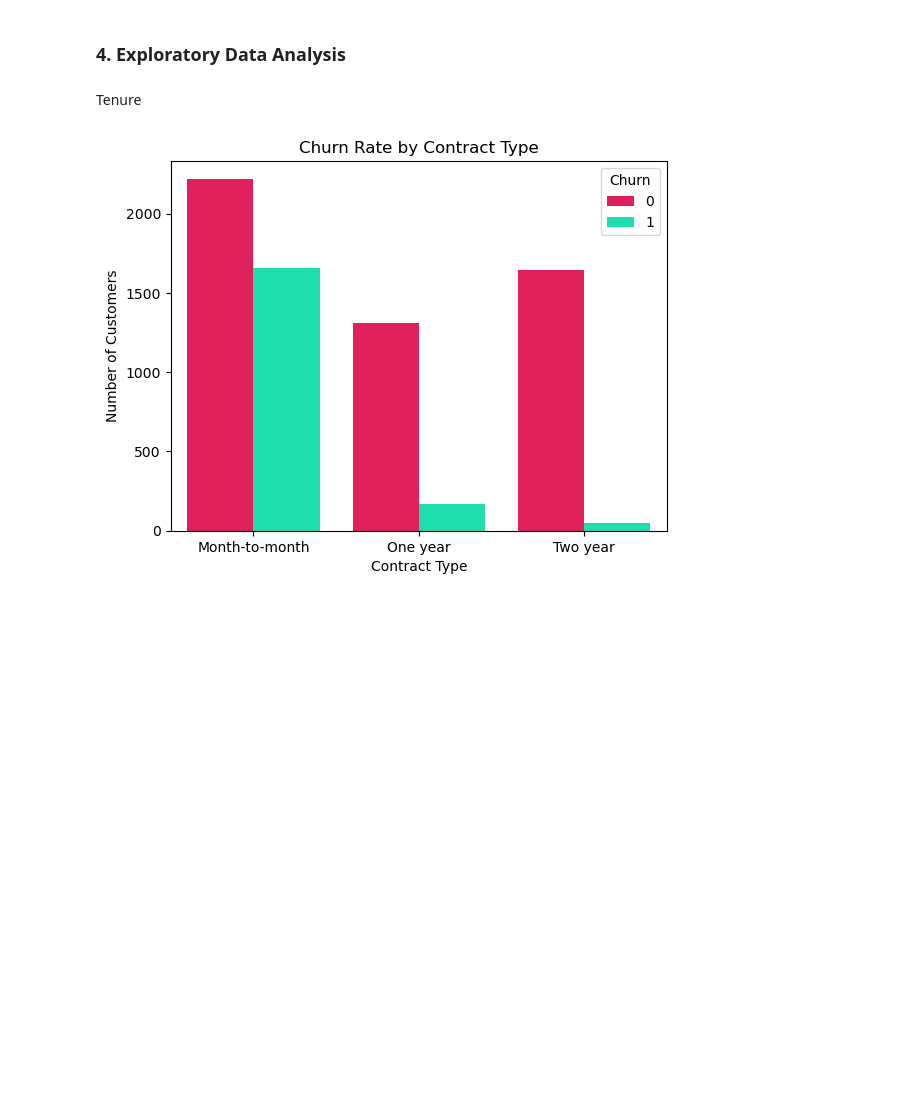
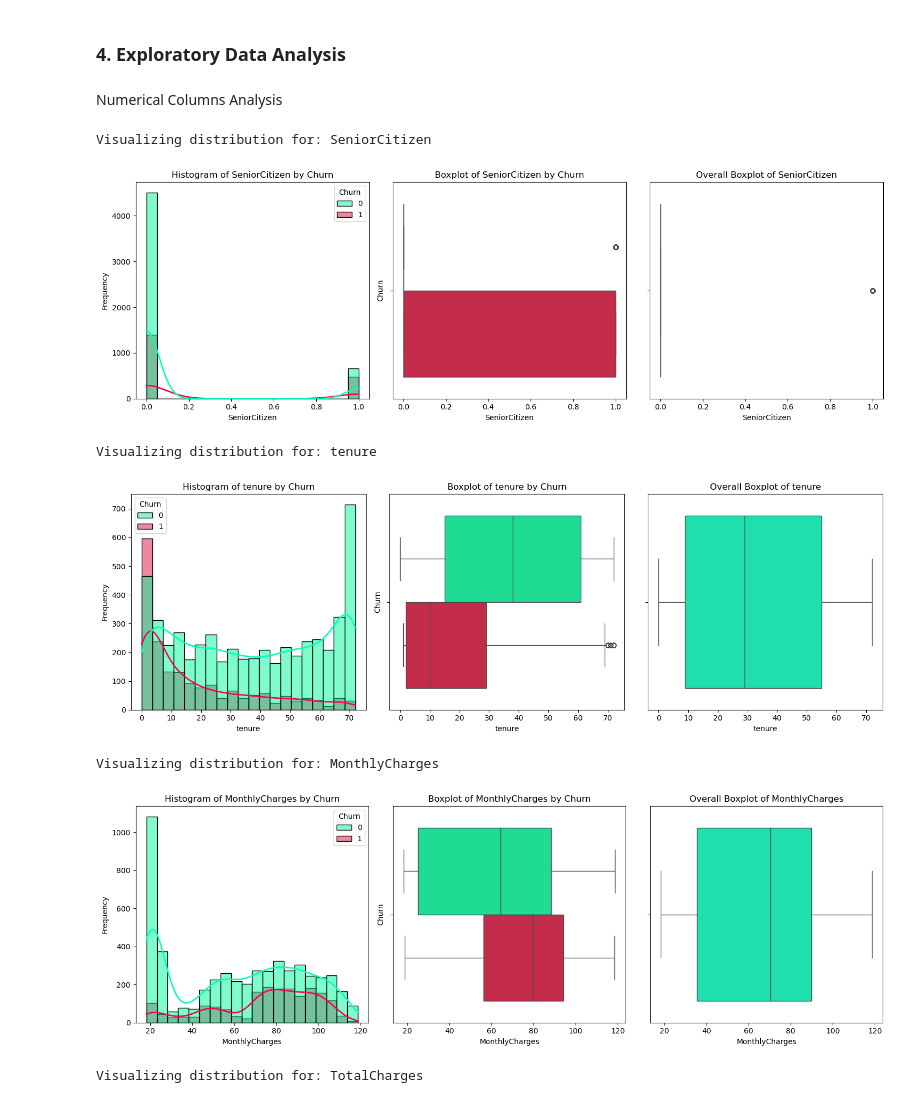
Before and after one commit to esteban-russi/customer-churn-and-personalisation, a Jupyter notebook: code/0-eda.ipynb, the cells around one changed output. Saved outputs shown, nothing was run; the diff lists cells and outputs as text; code cells hidden in the pictures; blank space fills up the shorter version.

```diff
--- a/code/0-eda.ipynb
+++ b/code/0-eda.ipynb
@@ -116,10 +229,17 @@ We have a significant class imbalance. Approximately 73% of customers did not ch
 # %% [markdown]
-Tenure
+Numerical Columns Analysis
-# %%
-sns.countplot(x='Contract', hue='Churn', data=df, palette=churn_palette)
-plt.title('Churn Rate by Contract Type')
-plt.xlabel('Contract Type')
-plt.ylabel('Number of Customers')
-plt.show()
-# %% [output]
-[figure, removed]
+# %%
+# Identify all numerical columns except the target variable 'Churn'
+num_cols = df.select_dtypes(include=[np.number]).columns.drop('Churn')
+
+# Apply vis_num_distribution to each numerical column
+for col in num_cols:
+    vis_num_distribution(df, col)
+# %% [output]
+Visualizing distribution for: SeniorCitizen
+[figure, added]
+Visualizing distribution for: tenure
+[figure, added]
+Visualizing distribution for: MonthlyCharges
+[figure, added]
+Visualizing distribution for: TotalCharges
```
Also changed, not shown: parts of 17 cells of this notebook.
